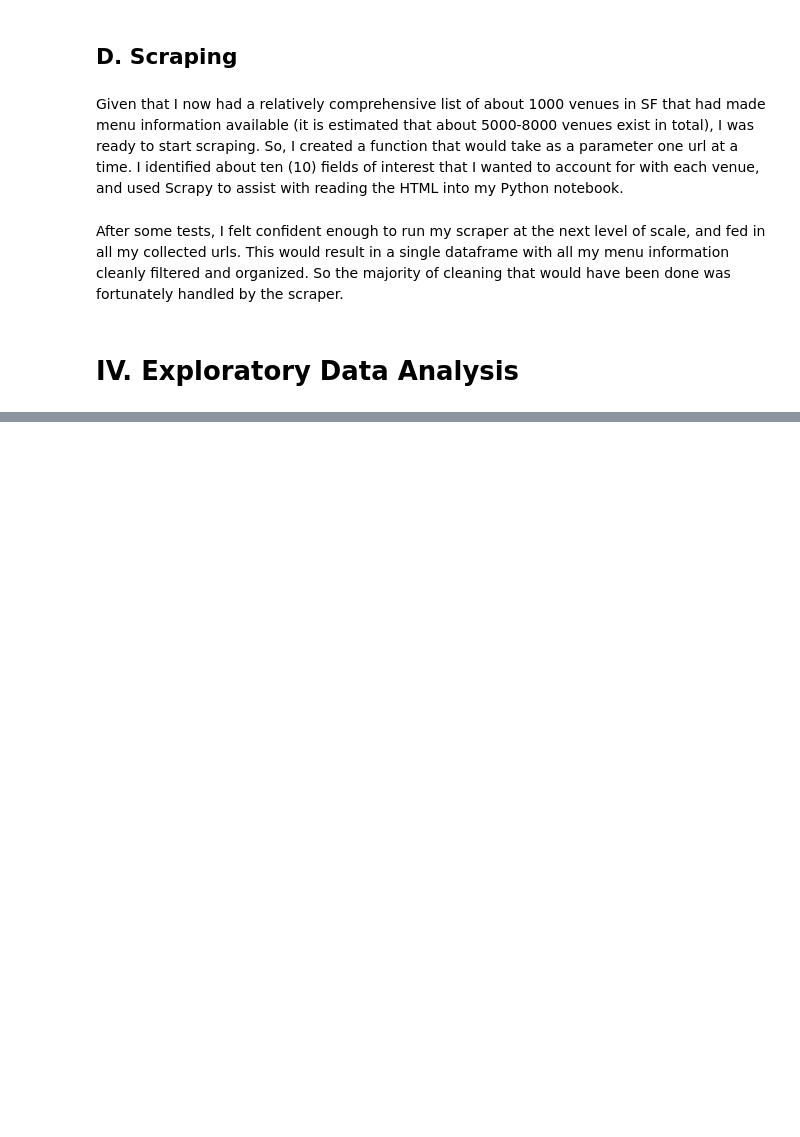
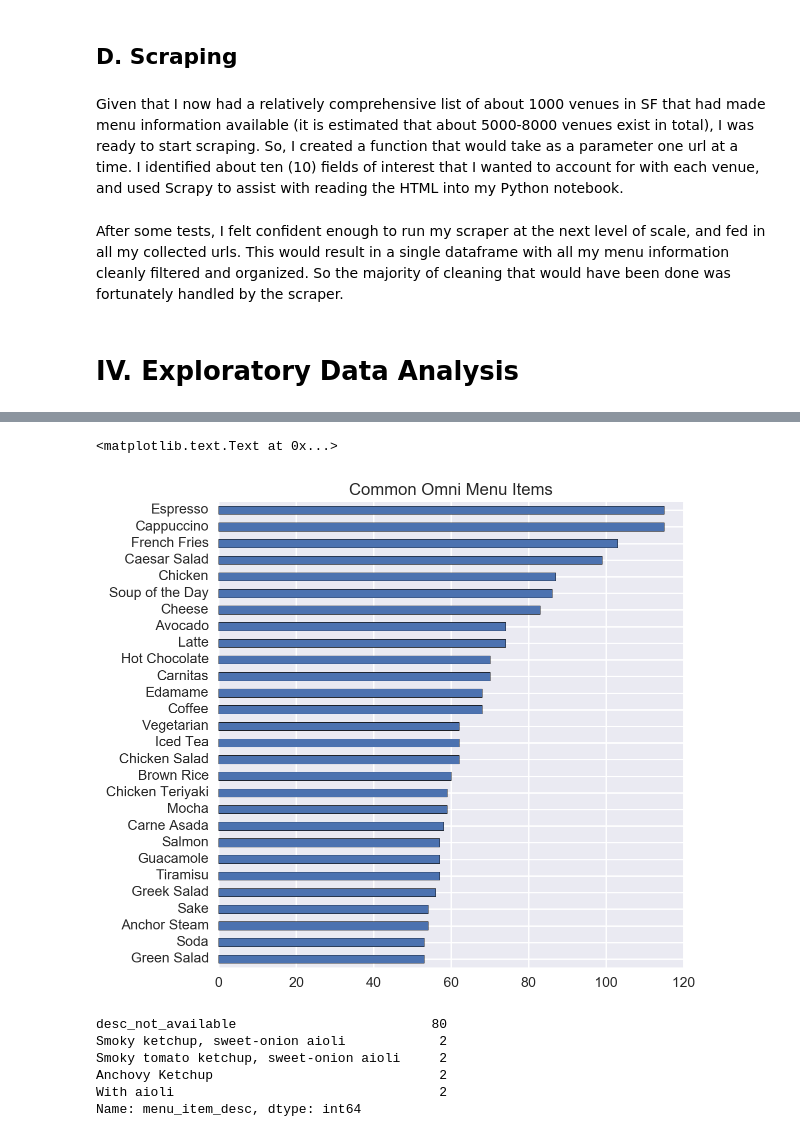
Before and after one commit to AnotherGuitar/DSI-SF-4-anotherguitar, a Jupyter notebook: projects/Capstone Stuff/Technical Report - Davis, Christopher.ipynb, the cells around one changed output, grey strips where cells are left out. Drawn from its saved outputs; the diff is of its cells as text; code cells hidden in the pictures; blank space fills up the shorter version.

```diff
--- a/projects/Capstone Stuff/Technical Report - Davis, Christopher.ipynb
+++ b/projects/Capstone Stuff/Technical Report - Davis, Christopher.ipynb
@@ -288,0 +363,23 @@ for menu_url in unique_venues_from_explore:
+# %%
+# Let's try the most common items
+item_count = food[food.groupby('menu_item_name').menu_item_name.transform(len) > 50]
+item_count.menu_item_name.value_counts()
+
+plt.figure(figsize=(6,6))
+item_count['menu_item_name'].value_counts().sort_values().plot(kind='barh')
+plt.title('Common Omni Menu Items')
+# %% [output]
+<matplotlib.text.Text at 0x...>
+[figure, added]
+# %%
+# Out of curiosity, I'm going looking at the various descriptions under French Fries
+food[food.menu_item_name == 'French Fries'].menu_item_desc.value_counts().head()
+
+# Turns out that one French Fries dish is a whole lot like any other French Fries dish. Who would have thought?
+# %% [output]
+desc_not_available                         80
+Smoky ketchup, sweet-onion aioli            2
+Smoky tomato ketchup, sweet-onion aioli     2
+Anchovy Ketchup                             2
+With aioli                                  2
+Name: menu_item_desc, dtype: int64
```
Also changed, not shown: parts of 27 cells of this notebook.
